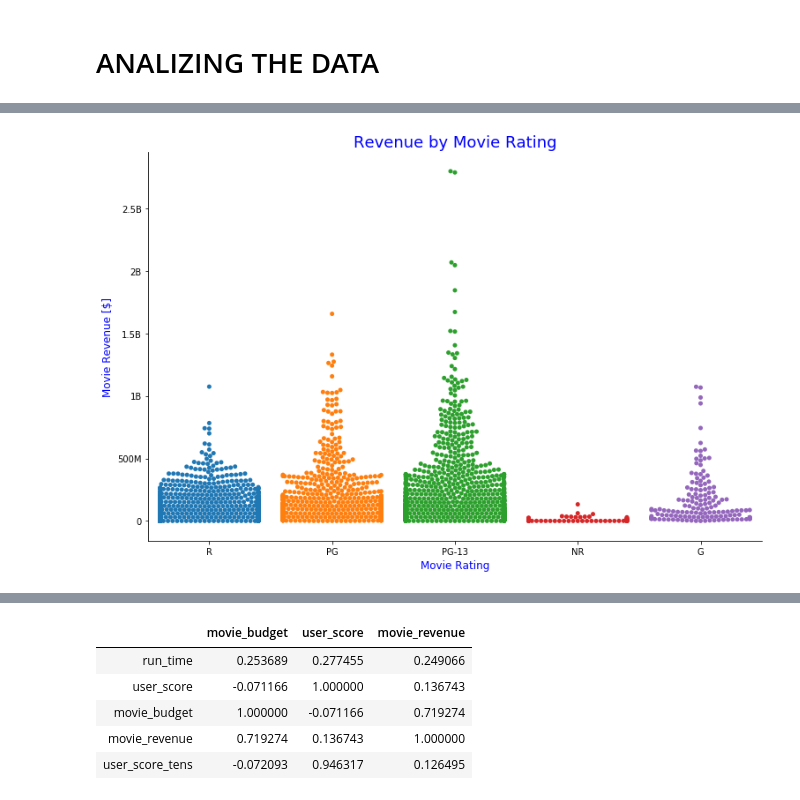
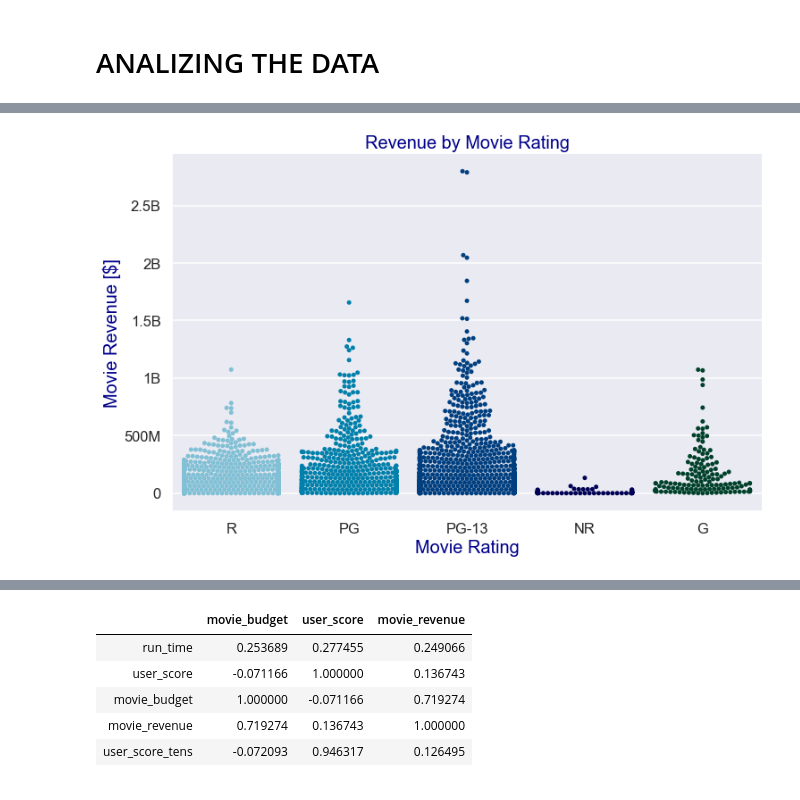
Before and after one commit to gabrieljarosi/dsc-mod-1-project-v2-1-onl01-dtsc-pt-041320, a Jupyter notebook: student.ipynb, the cells around one changed output, grey strips where cells are left out. Cells and saved outputs as stored; diff of their text form; code cells hidden in the pictures.

```diff
--- a/student.ipynb
+++ b/student.ipynb
@@ -534,15 +519,16 @@ filtered_rating_df = df[(df['rating'] == 'R') | (df['rating'] == 'PG')|
    (df['rating'] == 'NR')]
 # %%
 #PLOTTING REVENUE BY MOVIE RATING
-sns.catplot(x="rating", y="movie_revenue", kind="swarm", data=filtered_rating_df,height=7, aspect=1.5)
-plt.title('Revenue by Movie Rating',fontsize=18, color = 'blue')
-plt.ylabel('Movie Revenue [$]',fontsize=12, color = 'blue')
-plt.xlabel('Movie Rating',fontsize=12, color = 'blue')
+sns.catplot(x="rating", y="movie_revenue", kind="swarm", data=filtered_rating_df,height=7, aspect=1.5,palette = ('ocean_r'))
+sns.set_context('talk')
+plt.title('Revenue by Movie Rating',fontsize=20, color = 'darkblue')
+plt.ylabel('Movie Revenue [$]',fontsize=20, color = 'darkblue')
+plt.xlabel('Movie Rating',fontsize=20, color = 'darkblue')
 ax = plt.gca()
 ax.yaxis.set_major_formatter(tick.FuncFormatter(reformat_large_tick_values))
 plt.show()
 # %% [output]
-[figure, old version]
+[figure, new version]
 # %%
 #GITTING AVERAGE MOVIE REVENUE PER MOVIE RATING
 PG_df = df[(df['rating'] == 'PG')]
```
Also changed, not shown: parts of 8 cells of this notebook.
